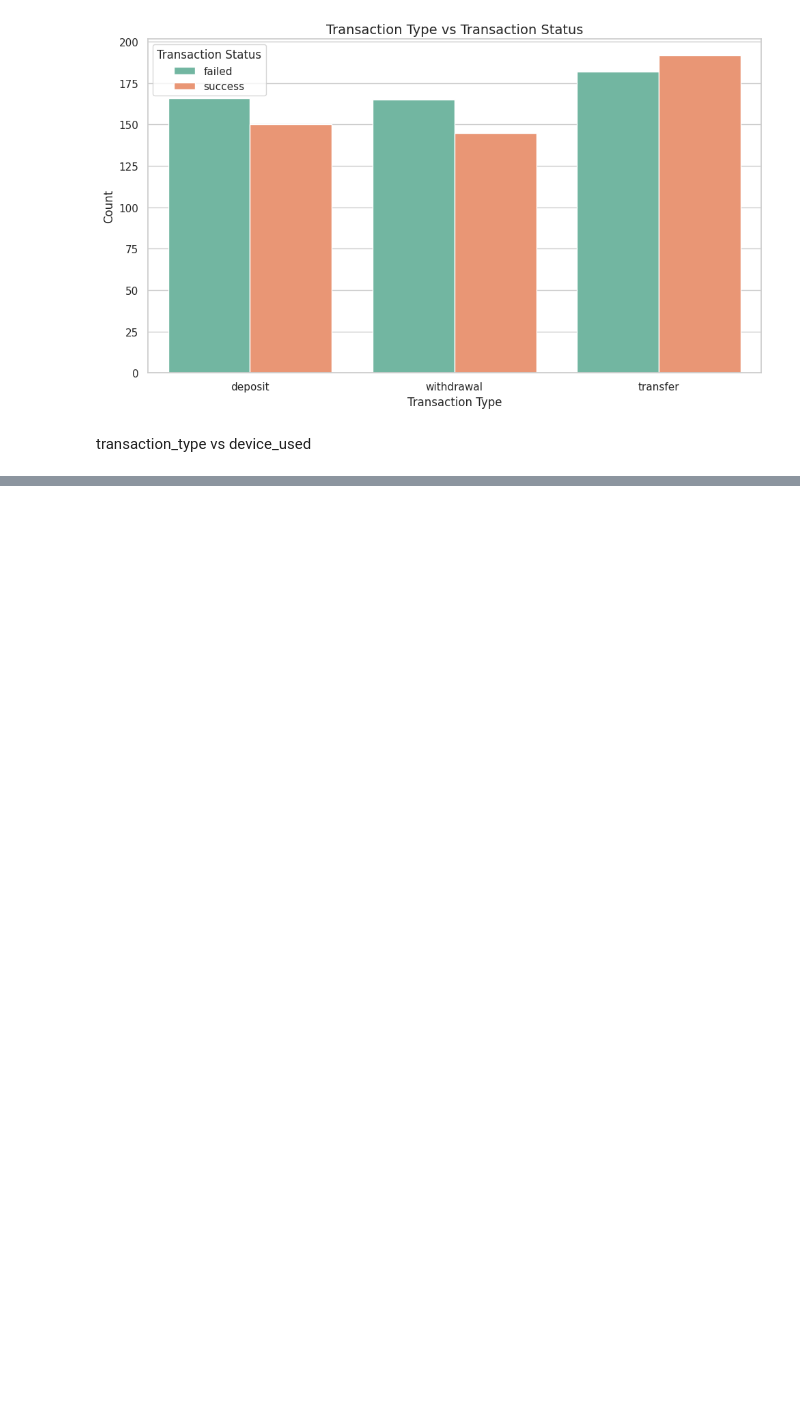
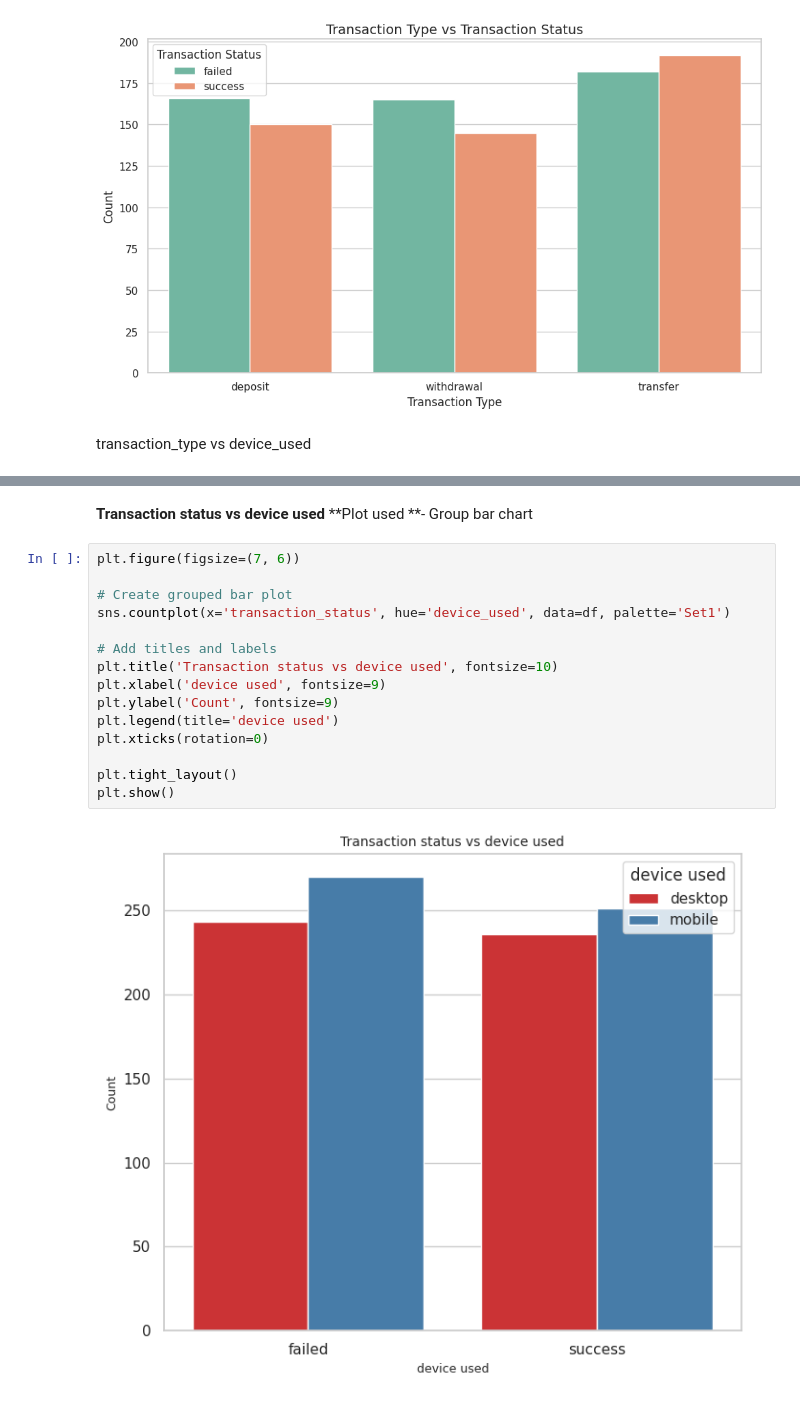
Before and after one commit to Sagarjain93/Operations_transaction_Data, a Jupyter notebook: transaction_data.ipynb, the cells around one changed output, grey strips where cells are left out. Drawn from its saved outputs; the diff is of its cells as text; blank space fills up the shorter version.

Commit message:
partially done categorical vs categorical and categorical vs numerical plots

```diff
--- a/transaction_data.ipynb
+++ b/transaction_data.ipynb
@@ -661,3 +658,23 @@ plt.xticks(rotation=0)
 plt.show()
 # %% [output]
 [figure]
+# %% [markdown]
+**Transaction status vs device used**
+**Plot used **- Group bar chart
+# %%
+plt.figure(figsize=(7, 6))
+
+# Create grouped bar plot
+sns.countplot(x='transaction_status', hue='device_used', data=df, palette='Set1')
+
+# Add titles and labels
+plt.title('Transaction status vs device used', fontsize=10)
+plt.xlabel('device used', fontsize=9)
+plt.ylabel('Count', fontsize=9)
+plt.legend(title='device used')
+plt.xticks(rotation=0)
+
+plt.tight_layout()
+plt.show()
+# %% [output]
+[figure, added]
```
Also changed, not shown: parts of 18 cells of this notebook.
